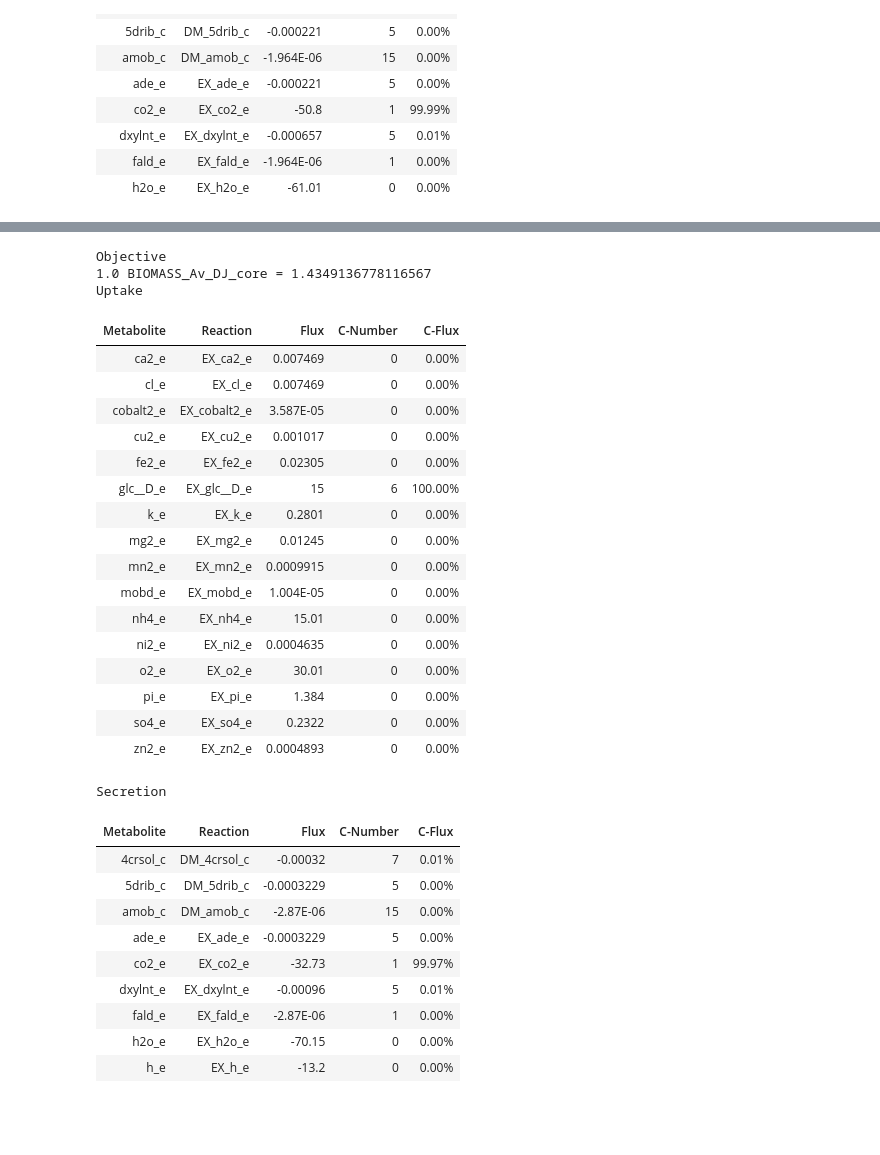
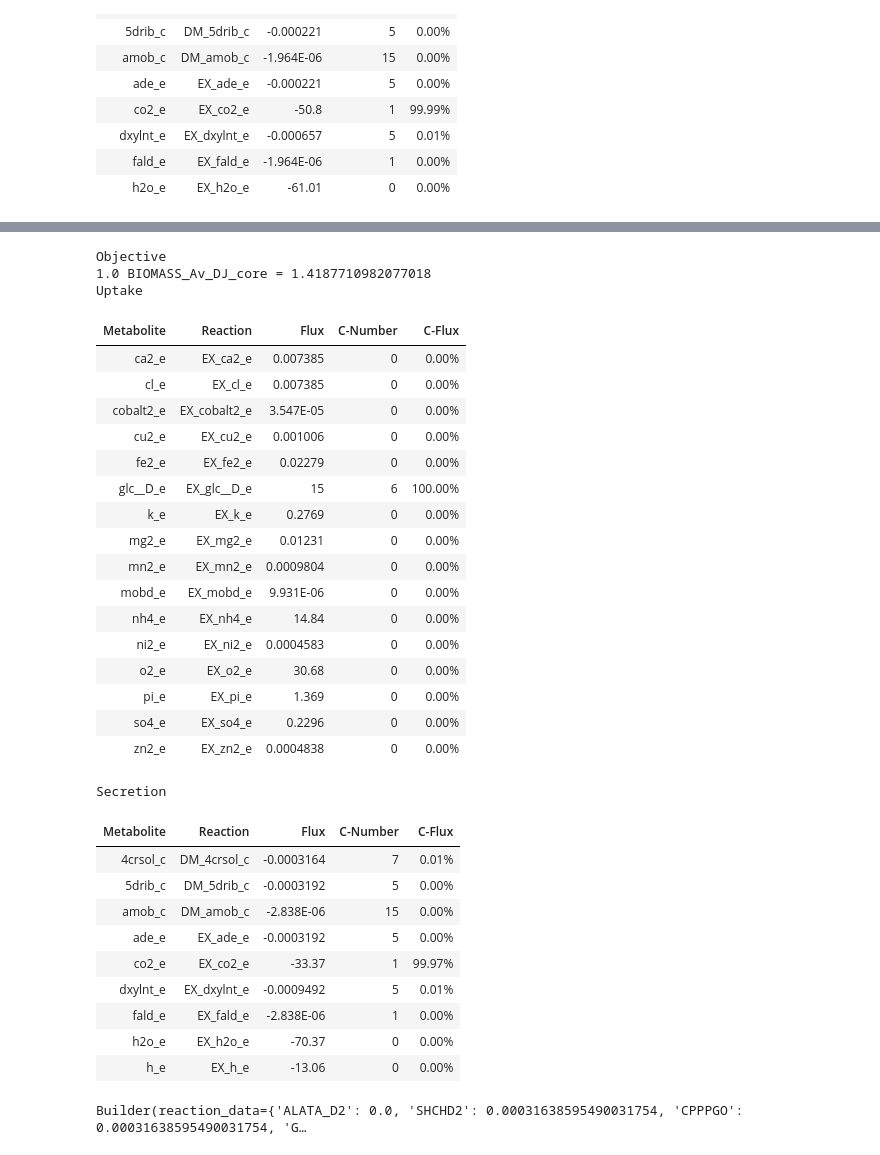
Before and after one commit to alexander-alleman/Azotobactervinelandii_metabolicmodel, a Jupyter notebook: Notebooks/Physiological Constraints.ipynb, the cells around one changed output, grey strips where cells are left out. Saved outputs shown, nothing was run; the diff lists cells and outputs as text; code cells hidden in the pictures; blank space fills up the shorter version.

```diff
--- a/Notebooks/Physiological Constraints.ipynb
+++ b/Notebooks/Physiological Constraints.ipynb
@@ -111,49 +106,55 @@ NameError: name 'builder' is not defined
 # %%
-#Lets set gluose uptake to experimentally determined number ~15 mmol (Wu et al) and make it diazotrophic by setting ammonia uptake to zero
-model.reactions.get_by_id("EX_glc__D_e").lower_bound = -15
+#Lets set gluose uptake to experimentally determined number ~15 mmol (Wu et al) and make uptake ammonia for non-diazotrophic growth
 model.reactions.get_by_id("EX_glc__D_e").upper_bound = -15
 
 model.reactions.get_by_id("EX_nh4_e").lower_bound = -1000
 model.reactions.get_by_id("EX_nh4_e").upper_bound = 0
 
 solution = model.optimize()
 
 #save to dataframe
 df= pd.DataFrame.from_dict([solution.fluxes]).T
 df.to_csv('../Data/FBA_results/model_nh4_glu_15.csv')
 
 
 model.summary()
 # %% [output]
 Objective
-1.0 BIOMASS_Av_DJ_core = 1.4349136778116567
+1.0 BIOMASS_Av_DJ_core = 1.4187710982077018
 Uptake
 | Metabolite | Reaction | Flux | C-Number | C-Flux |
-| ca2_e | EX_ca2_e | 0.007469 | 0 | 0.00% |
-| cl_e | EX_cl_e | 0.007469 | 0 | 0.00% |
-| cobalt2_e | EX_cobalt2_e | 3.587E-05 | 0 | 0.00% |
-| cu2_e | EX_cu2_e | 0.001017 | 0 | 0.00% |
-| fe2_e | EX_fe2_e | 0.02305 | 0 | 0.00% |
+| ca2_e | EX_ca2_e | 0.007385 | 0 | 0.00% |
+| cl_e | EX_cl_e | 0.007385 | 0 | 0.00% |
+| cobalt2_e | EX_cobalt2_e | 3.547E-05 | 0 | 0.00% |
+| cu2_e | EX_cu2_e | 0.001006 | 0 | 0.00% |
+| fe2_e | EX_fe2_e | 0.02279 | 0 | 0.00% |
 | glc__D_e | EX_glc__D_e | 15 | 6 | 100.00% |
-| k_e | EX_k_e | 0.2801 | 0 | 0.00% |
-| mg2_e | EX_mg2_e | 0.01245 | 0 | 0.00% |
-| mn2_e | EX_mn2_e | 0.0009915 | 0 | 0.00% |
-| mobd_e | EX_mobd_e | 1.004E-05 | 0 | 0.00% |
-| nh4_e | EX_nh4_e | 15.01 | 0 | 0.00% |
-| ni2_e | EX_ni2_e | 0.0004635 | 0 | 0.00% |
-| o2_e | EX_o2_e | 30.01 | 0 | 0.00% |
-| pi_e | EX_pi_e | 1.384 | 0 | 0.00% |
-| so4_e | EX_so4_e | 0.2322 | 0 | 0.00% |
-| zn2_e | EX_zn2_e | 0.0004893 | 0 | 0.00% |
+| k_e | EX_k_e | 0.2769 | 0 | 0.00% |
+| mg2_e | EX_mg2_e | 0.01231 | 0 | 0.00% |
+| mn2_e | EX_mn2_e | 0.0009804 | 0 | 0.00% |
+| mobd_e | EX_mobd_e | 9.931E-06 | 0 | 0.00% |
+| nh4_e | EX_nh4_e | 14.84 | 0 | 0.00% |
+| ni2_e | EX_ni2_e | 0.0004583 | 0 | 0.00% |
+| o2_e | EX_o2_e | 30.68 | 0 | 0.00% |
+| pi_e | EX_pi_e | 1.369 | 0 | 0.00% |
+| so4_e | EX_so4_e | 0.2296 | 0 | 0.00% |
+| zn2_e | EX_zn2_e | 0.0004838 | 0 | 0.00% |
 Secretion
 | Metabolite | Reaction | Flux | C-Number | C-Flux |
-| 4crsol_c | DM_4crsol_c | -0.00032 | 7 | 0.01% |
-| 5drib_c | DM_5drib_c | -0.0003229 | 5 | 0.00% |
-| amob_c | DM_amob_c | -2.87E-06 | 15 | 0.00% |
-| ade_e | EX_ade_e | -0.0003229 | 5 | 0.00% |
-| co2_e | EX_co2_e | -32.73 | 1 | 99.97% |
-| dxylnt_e | EX_dxylnt_e | -0.00096 | 5 | 0.01% |
-| fald_e | EX_fald_e | -2.87E-06 | 1 | 0.00% |
-| h2o_e | EX_h2o_e | -70.15 | 0 | 0.00% |
-| h_e | EX_h_e | -13.2 | 0 | 0.00% |
+| 4crsol_c | DM_4crsol_c | -0.0003164 | 7 | 0.01% |
+| 5drib_c | DM_5drib_c | -0.0003192 | 5 | 0.00% |
+| amob_c | DM_amob_c | -2.838E-06 | 15 | 0.00% |
+| ade_e | EX_ade_e | -0.0003192 | 5 | 0.00% |
+| co2_e | EX_co2_e | -33.37 | 1 | 99.97% |
+| dxylnt_e | EX_dxylnt_e | -0.0009492 | 5 | 0.01% |
+| fald_e | EX_fald_e | -2.838E-06 | 1 | 0.00% |
+| h2o_e | EX_h2o_e | -70.37 | 0 | 0.00% |
+| h_e | EX_h_e | -13.06 | 0 | 0.00% |
+# %%
+ Builder(model_json = "../Data/Models/iAA1300.json",
+                 map_json = '../Data/Escher/Maps/central_metabolism.json',
+                  reaction_data = solution.fluxes
+                      )
+# %% [output]
+Builder(reaction_data={'ALATA_D2': 0.0, 'SHCHD2': 0.00031638595490031754, 'CPPPGO': 0.00031638595490031754, 'G…
 # %% [markdown]
```
Also changed, not shown: parts of 13 cells of this notebook, 6 other files.
